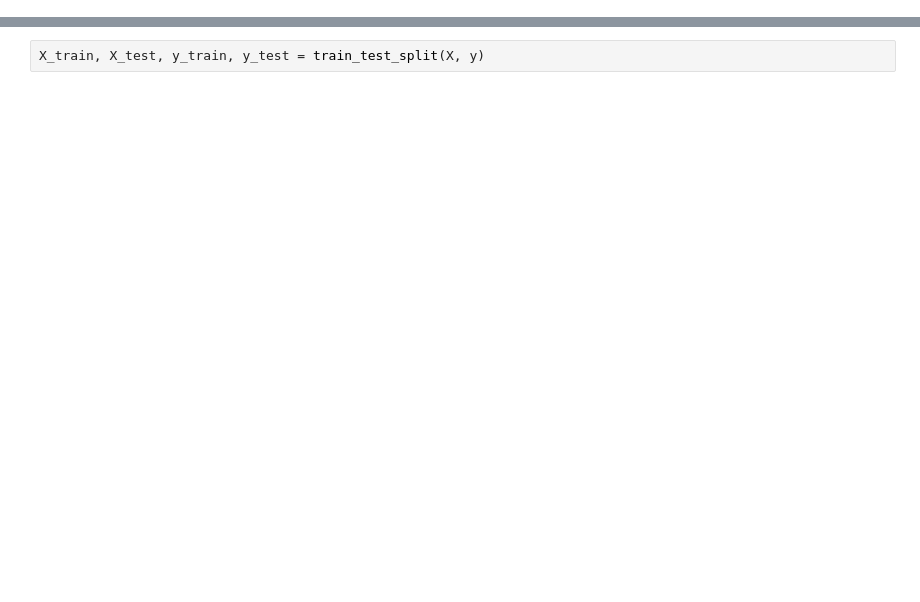
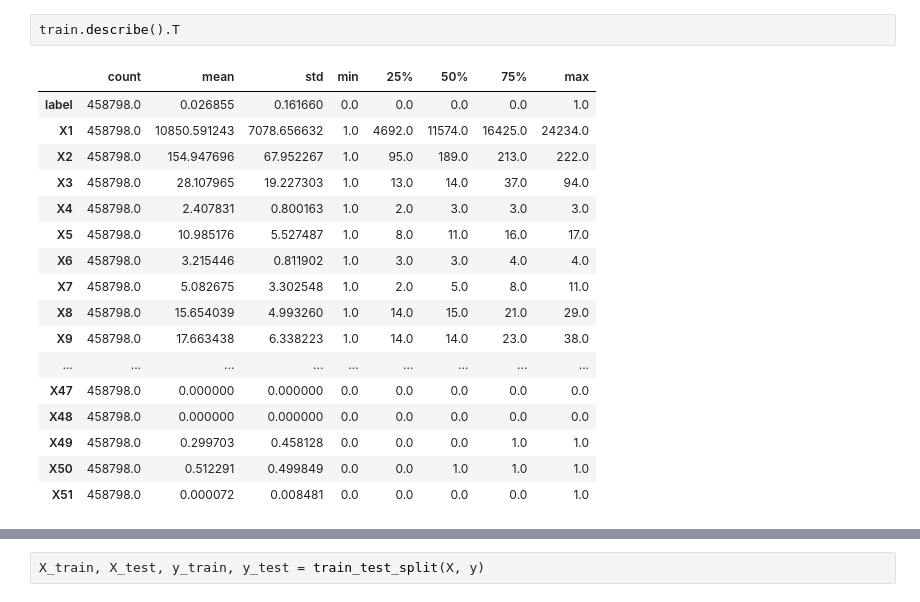
Before and after one commit to Tolulopeelijah/Fiverr-spammers-detection-, a Jupyter notebook: fiverr_spammer.ipynb, the cells around one changed output, grey strips where cells are left out. Drawn from its saved outputs; the diff is of its cells as text; blank space fills up the shorter version.

```diff
--- a/fiverr_spammer.ipynb
+++ b/fiverr_spammer.ipynb
@@ -25,0 +29,20 @@ test['X10'] = ss.transform(test[['X10']])
+# %%
+train.describe().T
+# %% [output]
+|  | count | mean | std | min | 25% | 50% | 75% | max |
+| label | 458798.0 | 0.026855 | 0.161660 | 0.0 | 0.0 | 0.0 | 0.0 | 1.0 |
+| X1 | 458798.0 | 10850.591243 | 7078.656632 | 1.0 | 4692.0 | 11574.0 | 16425.0 | 24234.0 |
+| X2 | 458798.0 | 154.947696 | 67.952267 | 1.0 | 95.0 | 189.0 | 213.0 | 222.0 |
+| X3 | 458798.0 | 28.107965 | 19.227303 | 1.0 | 13.0 | 14.0 | 37.0 | 94.0 |
+| X4 | 458798.0 | 2.407831 | 0.800163 | 1.0 | 2.0 | 3.0 | 3.0 | 3.0 |
+| X5 | 458798.0 | 10.985176 | 5.527487 | 1.0 | 8.0 | 11.0 | 16.0 | 17.0 |
+| X6 | 458798.0 | 3.215446 | 0.811902 | 1.0 | 3.0 | 3.0 | 4.0 | 4.0 |
+| X7 | 458798.0 | 5.082675 | 3.302548 | 1.0 | 2.0 | 5.0 | 8.0 | 11.0 |
+| X8 | 458798.0 | 15.654039 | 4.993260 | 1.0 | 14.0 | 15.0 | 21.0 | 29.0 |
+| X9 | 458798.0 | 17.663438 | 6.338223 | 1.0 | 14.0 | 14.0 | 23.0 | 38.0 |
+| ... | ... | ... | ... | ... | ... | ... | ... | ... |
+| X47 | 458798.0 | 0.000000 | 0.000000 | 0.0 | 0.0 | 0.0 | 0.0 | 0.0 |
+| X48 | 458798.0 | 0.000000 | 0.000000 | 0.0 | 0.0 | 0.0 | 0.0 | 0.0 |
+| X49 | 458798.0 | 0.299703 | 0.458128 | 0.0 | 0.0 | 0.0 | 1.0 | 1.0 |
+| X50 | 458798.0 | 0.512291 | 0.499849 | 0.0 | 0.0 | 1.0 | 1.0 | 1.0 |
+| X51 | 458798.0 | 0.000072 | 0.008481 | 0.0 | 0.0 | 0.0 | 0.0 | 1.0 |
```
Also changed, not shown: parts of 21 cells of this notebook, 7 other files.
